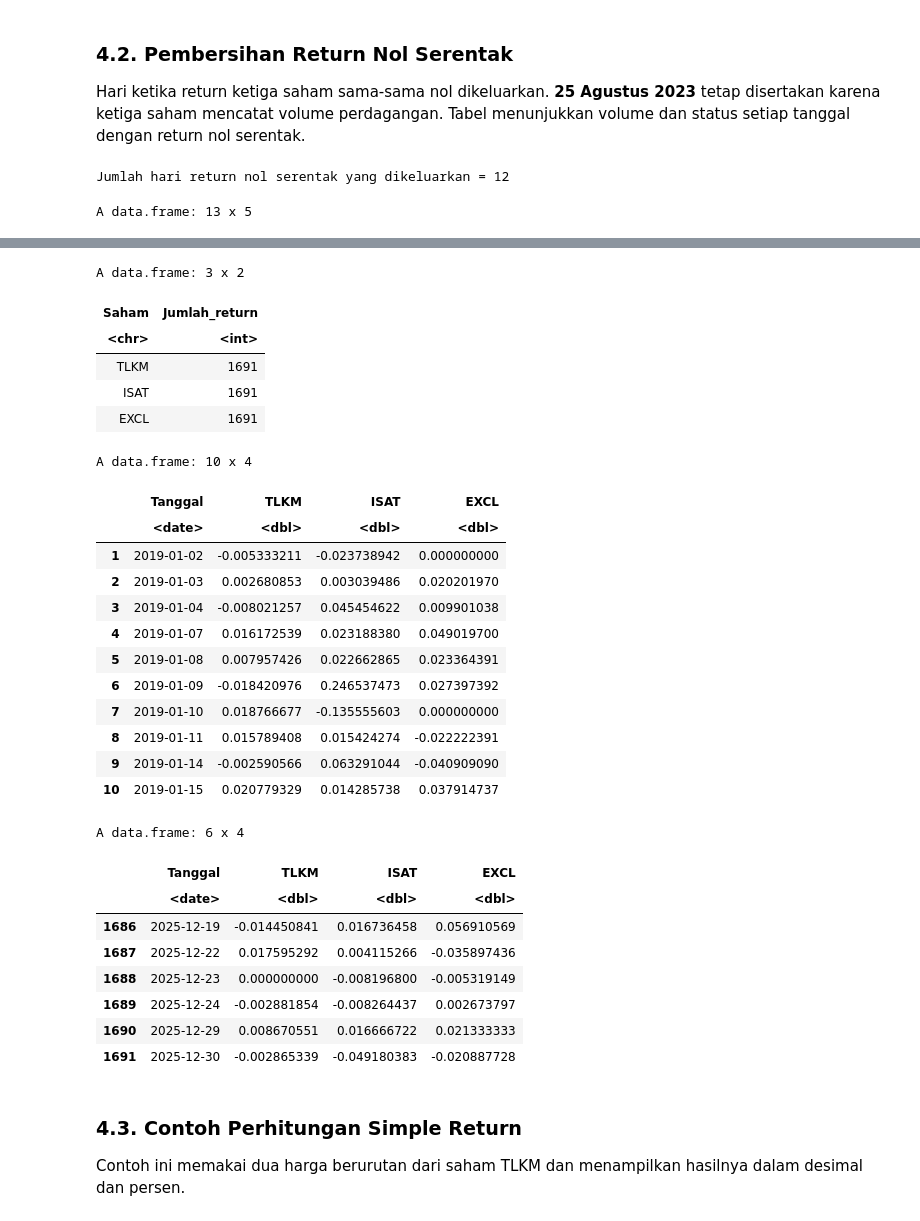
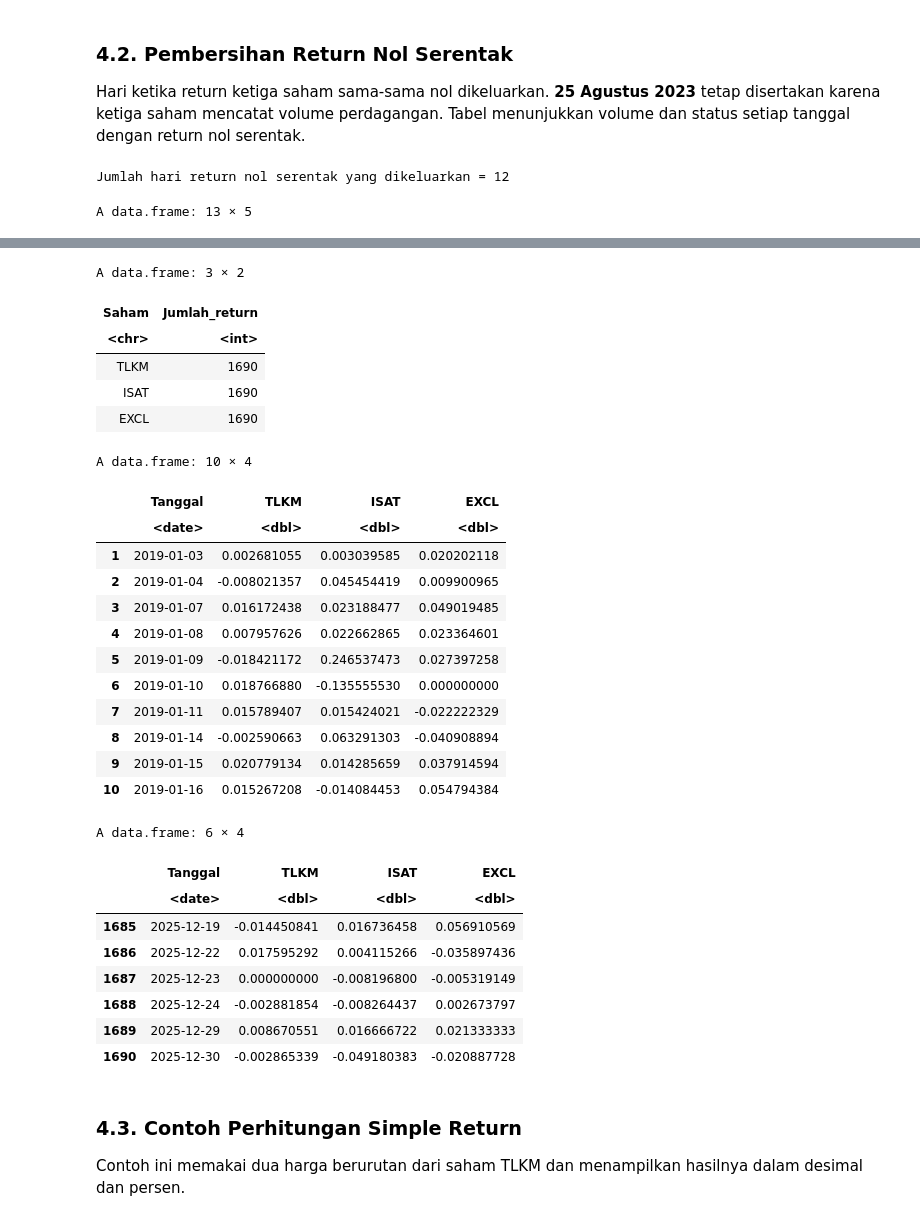
Before and after one commit to solonuansa/var-evt-block-maxima-saham-telekomunikasi, a Jupyter notebook: Analisis/Analisis_VaR_EVT_BM_TLKM_EXCL_ISAT_2019_2025_simple_return_R_revisi.ipynb, the cells around one changed output, grey strips where cells are left out. Cells and saved outputs as stored; diff of their text form; code cells hidden in the pictures.

```diff
--- a/Analisis/Analisis_VaR_EVT_BM_TLKM_EXCL_ISAT_2019_2025_simple_return_R_revisi.ipynb
+++ b/Analisis/Analisis_VaR_EVT_BM_TLKM_EXCL_ISAT_2019_2025_simple_return_R_revisi.ipynb
@@ -21,9 +21,9 @@ options(repr.plot.width = 12, repr.plot.height = 5, digits = 7)
 theme_set(theme_minimal(base_size = 12))
 
 long_series <- function(x) {
-    data.frame(Tanggal = as.Date(index(x)), coredata(x), check.names = FALSE) |>
-        pivot_longer(-Tanggal, names_to = "Saham", values_to = "Nilai") |>
-        mutate(Saham = factor(Saham, levels = SAHAM))
+    data <- data.frame(Tanggal = as.Date(index(x)), coredata(x), check.names = FALSE)
+    data <- pivot_longer(data, -Tanggal, names_to = "Saham", values_to = "Nilai")
+    mutate(data, Saham = factor(Saham, levels = SAHAM))
 }
 
 percent <- function(x) paste0(formatC(100 * x, format = "f", digits = 1), "%")
@@ -115,12 +108,13 @@ volume_raw <- do.call(merge, lapply(raw_data, Vo))
 colnames(prices_raw) <- SAHAM
 colnames(volume_raw) <- SAHAM
 
-# Analisis memakai tanggal lengkap untuk ketiga saham; quality check memakai harga sebelum na.omit.
-prices <- na.omit(prices_raw)
+tanggal_perdagangan <- as.Date(index(prices_raw)) != as.Date("2019-01-01")
+prices <- na.omit(prices_raw[tanggal_perdagangan, ])
 volume <- volume_raw[index(prices)]
 
-head(data.frame(Tanggal = as.Date(index(prices)), coredata(prices)))
-tail(data.frame(Tanggal = as.Date(index(prices)), coredata(prices)))
+tabel_harga <- data.frame(Tanggal = as.Date(index(prices)), coredata(prices))
+head(tabel_harga)
+tail(tabel_harga)
 # %% [output]
 Warning message:
 "TLKM.JK contains missing values. Some functions will not work if objects contain missing values in the middle of the series. Consider using na.omit(), na.approx(), na.fill(), etc to remove or replace ...
@@ -273,7 +265,7 @@ semua_nol <- rowSums(coredata(simple_returns_all) == 0) == ncol(simple_returns_a
 hapus <- HAPUS_HARI_NOL & semua_nol & !(tanggal_return %in% TANGGAL_DIPERTAHANKAN)
 
 tanggal_nol <- tanggal_return[semua_nol]
-volume_nol <- coredata(volume)[match(tanggal_nol, as.Date(index(volume))), , drop = FALSE]
+volume_nol <- coredata(volume[tanggal_nol])
 zero_return_check <- data.frame(
     Tanggal = tanggal_nol,
     Volume_TLKM = volume_nol[, "TLKM"],
@@ -281,61 +273,61 @@ zero_return_check <- data.frame(
     Volume_EXCL = volume_nol[, "EXCL"],
     Status = ifelse(hapus[semua_nol], "Dikeluarkan", "Dipertahankan")
 )
 
 simple_returns <- simple_returns_all[!hapus, ]
-return_dates <- as.Date(index(simple_returns))
+tabel_return <- data.frame(Tanggal = as.Date(index(simple_returns)), coredata(simple_returns))
 cat("Jumlah hari return nol serentak yang dikeluarkan =", sum(hapus), "\n")
 
 zero_return_check
 data.frame(Saham = SAHAM, Jumlah_return = nrow(simple_returns))
-head(data.frame(Tanggal = return_dates, coredata(simple_returns)), 10)
-tail(data.frame(Tanggal = return_dates, coredata(simple_returns)))
+head(tabel_return, 10)
+tail(tabel_return)
 # %% [output]
 Jumlah hari return nol serentak yang dikeluarkan = 12
-A data.frame: 13 x 5
+A data.frame: 13 × 5
 | Tanggal | Volume_TLKM | Volume_ISAT | Volume_EXCL | Status |
 | <date> | <dbl> | <dbl> | <dbl> | <chr> |
 | 2019-02-05 | 0 | 0 | 0 | Dikeluarkan |
 | 2019-03-07 | 0 | 0 | 0 | Dikeluarkan |
 | 2019-04-03 | 0 | 0 | 0 | Dikeluarkan |
 | 2019-04-17 | 0 | 0 | 0 | Dikeluarkan |
 | 2019-04-19 | 0 | 0 | 0 | Dikeluarkan |
 | 2019-05-01 | 0 | 0 | 0 | Dikeluarkan |
 | 2019-05-30 | 0 | 0 | 0 | Dikeluarkan |
 | 2019-06-03 | 0 | 0 | 0 | Dikeluarkan |
 | 2019-06-04 | 0 | 0 | 0 | Dikeluarkan |
 | 2019-06-05 | 0 | 0 | 0 | Dikeluarkan |
 | 2019-06-06 | 0 | 0 | 0 | Dikeluarkan |
 | 2019-06-07 | 0 | 0 | 0 | Dikeluarkan |
 | 2023-08-25 | 42049200 | 6655200 | 10925500 | Dipertahankan |
-A data.frame: 3 x 2
+A data.frame: 3 × 2
 | Saham | Jumlah_return |
 | <chr> | <int> |
-| TLKM | 1691 |
-| ISAT | 1691 |
-| EXCL | 1691 |
+| TLKM | 1690 |
+| ISAT | 1690 |
+| EXCL | 1690 |
-A data.frame: 10 x 4
+A data.frame: 10 × 4
 |  | Tanggal | TLKM | ISAT | EXCL |
 |  | <date> | <dbl> | <dbl> | <dbl> |
-| 1 | 2019-01-02 | -0.005333211 | -0.023738942 | 0.000000000 |
-| 2 | 2019-01-03 | 0.002680853 | 0.003039486 | 0.020201970 |
-| 3 | 2019-01-04 | -0.008021257 | 0.045454622 | 0.009901038 |
-| 4 | 2019-01-07 | 0.016172539 | 0.023188380 | 0.049019700 |
-| 5 | 2019-01-08 | 0.007957426 | 0.022662865 | 0.023364391 |
-| 6 | 2019-01-09 | -0.018420976 | 0.246537473 | 0.027397392 |
-| 7 | 2019-01-10 | 0.018766677 | -0.135555603 | 0.000000000 |
-| 8 | 2019-01-11 | 0.015789408 | 0.015424274 | -0.022222391 |
-| 9 | 2019-01-14 | -0.002590566 | 0.063291044 | -0.040909090 |
-| 10 | 2019-01-15 | 0.020779329 | 0.014285738 | 0.037914737 |
+| 1 | 2019-01-03 | 0.002681055 | 0.003039585 | 0.020202118 |
+| 2 | 2019-01-04 | -0.008021357 | 0.045454419 | 0.009900965 |
+| 3 | 2019-01-07 | 0.016172438 | 0.023188477 | 0.049019485 |
+| 4 | 2019-01-08 | 0.007957626 | 0.022662865 | 0.023364601 |
+| 5 | 2019-01-09 | -0.018421172 | 0.246537473 | 0.027397258 |
+| 6 | 2019-01-10 | 0.018766880 | -0.135555530 | 0.000000000 |
+| 7 | 2019-01-11 | 0.015789407 | 0.015424021 | -0.022222329 |
+| 8 | 2019-01-14 | -0.002590663 | 0.063291303 | -0.040908894 |
+| 9 | 2019-01-15 | 0.020779134 | 0.014285659 | 0.037914594 |
+| 10 | 2019-01-16 | 0.015267208 | -0.014084453 | 0.054794384 |
-A data.frame: 6 x 4
+A data.frame: 6 × 4
 |  | Tanggal | TLKM | ISAT | EXCL |
 |  | <date> | <dbl> | <dbl> | <dbl> |
-| 1686 | 2025-12-19 | -0.014450841 | 0.016736458 | 0.056910569 |
-| 1687 | 2025-12-22 | 0.017595292 | 0.004115266 | -0.035897436 |
-| 1688 | 2025-12-23 | 0.000000000 | -0.008196800 | -0.005319149 |
-| 1689 | 2025-12-24 | -0.002881854 | -0.008264437 | 0.002673797 |
-| 1690 | 2025-12-29 | 0.008670551 | 0.016666722 | 0.021333333 |
-| 1691 | 2025-12-30 | -0.002865339 | -0.049180383 | -0.020887728 |
+| 1685 | 2025-12-19 | -0.014450841 | 0.016736458 | 0.056910569 |
+| 1686 | 2025-12-22 | 0.017595292 | 0.004115266 | -0.035897436 |
+| 1687 | 2025-12-23 | 0.000000000 | -0.008196800 | -0.005319149 |
+| 1688 | 2025-12-24 | -0.002881854 | -0.008264437 | 0.002673797 |
+| 1689 | 2025-12-29 | 0.008670551 | 0.016666722 | 0.021333333 |
+| 1690 | 2025-12-30 | -0.002865339 | -0.049180383 | -0.020887728 |
 # %% [markdown]
 ### 4.3. Contoh Perhitungan Simple Return
 
```
Also changed, not shown: parts of 26 cells of this notebook, 1 other file.
